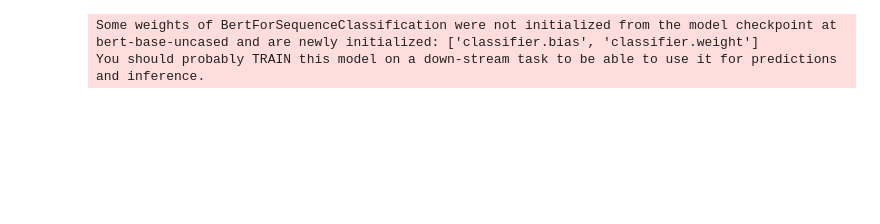
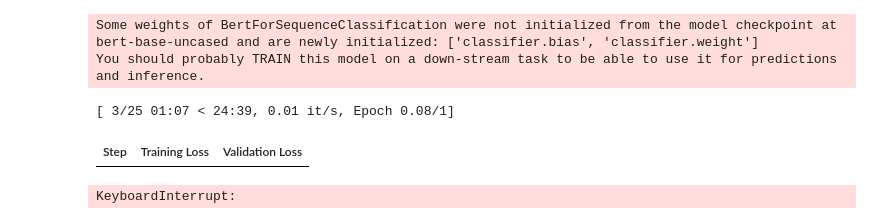
Before and after one commit to thaisfds/NLP_Natural_Language_Processing_Projects, a Jupyter notebook: TP_FINAL/main.ipynb, the cells around one changed output. Drawn from its saved outputs; the diff is of its cells as text; code cells hidden in the pictures; blank space fills up the shorter version.

```diff
--- a/TP_FINAL/main.ipynb
+++ b/TP_FINAL/main.ipynb
@@ -204,0 +261,56 @@ You should probably TRAIN this model on a down-stream task to be able to use it
+# %%
+# Função para calcular métricas
+def compute_metrics(eval_pred, label_encoder):
+    logits, labels = eval_pred
+    predictions = torch.argmax(logits, dim=-1).cpu().numpy()
+    labels = labels.cpu().numpy()
+
+    accuracy = accuracy_score(labels, predictions)
+    precision, recall, f1, _ = precision_recall_fscore_support(labels, predictions, average='weighted')
+
+    return {
+        "accuracy": accuracy,
+        "precision": precision,
+        "recall": recall,
+        "f1": f1
+    }
+# %%
+
+# Configurar o treinamento
+training_args = TrainingArguments(
+    load_best_model_at_end=True,
+    output_dir="./training_output",
+    eval_strategy="steps",
+    save_strategy="steps",
+    eval_steps=50,
+    save_steps=50,
+    per_device_train_batch_size=32,
+    per_device_eval_batch_size=32,
+    gradient_accumulation_steps=2,
+    learning_rate=5e-5,
+    weight_decay=0.01,
+    num_train_epochs=1,
+    logging_dir="./training_output/log",
+    save_total_limit=2,
+    logging_steps=10,
+    fp16=True,
+)
+
+torch.cuda.empty_cache()
+
+# Criar o Trainer
+trainer = Trainer(
+    model=model,
+    args=training_args,
+    train_dataset=train_dataset,
+    eval_dataset=test_dataset,
+    optimizers=(optimizer, None),  # Passando o otimizador
+    compute_metrics=lambda eval_pred: compute_metrics(eval_pred, label_encoder),
+)
+
+# Iniciar o treinamento
+trainer.train()
+# %% [output]
+[ 3/25 01:07 < 24:39, 0.01 it/s, Epoch 0.08/1]
+| Step | Training Loss | Validation Loss |
+KeyboardInterrupt:
```
Also changed, not shown: parts of 7 cells of this notebook.
